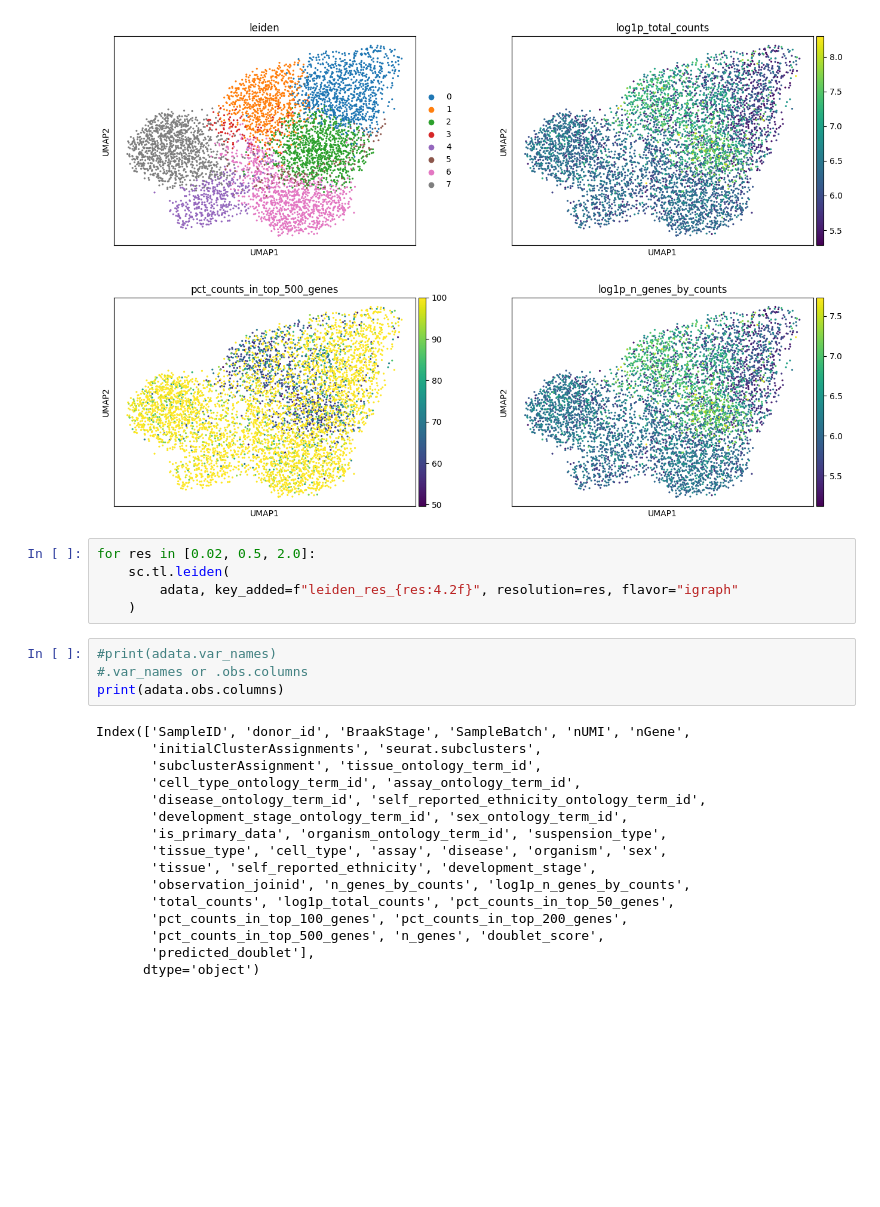
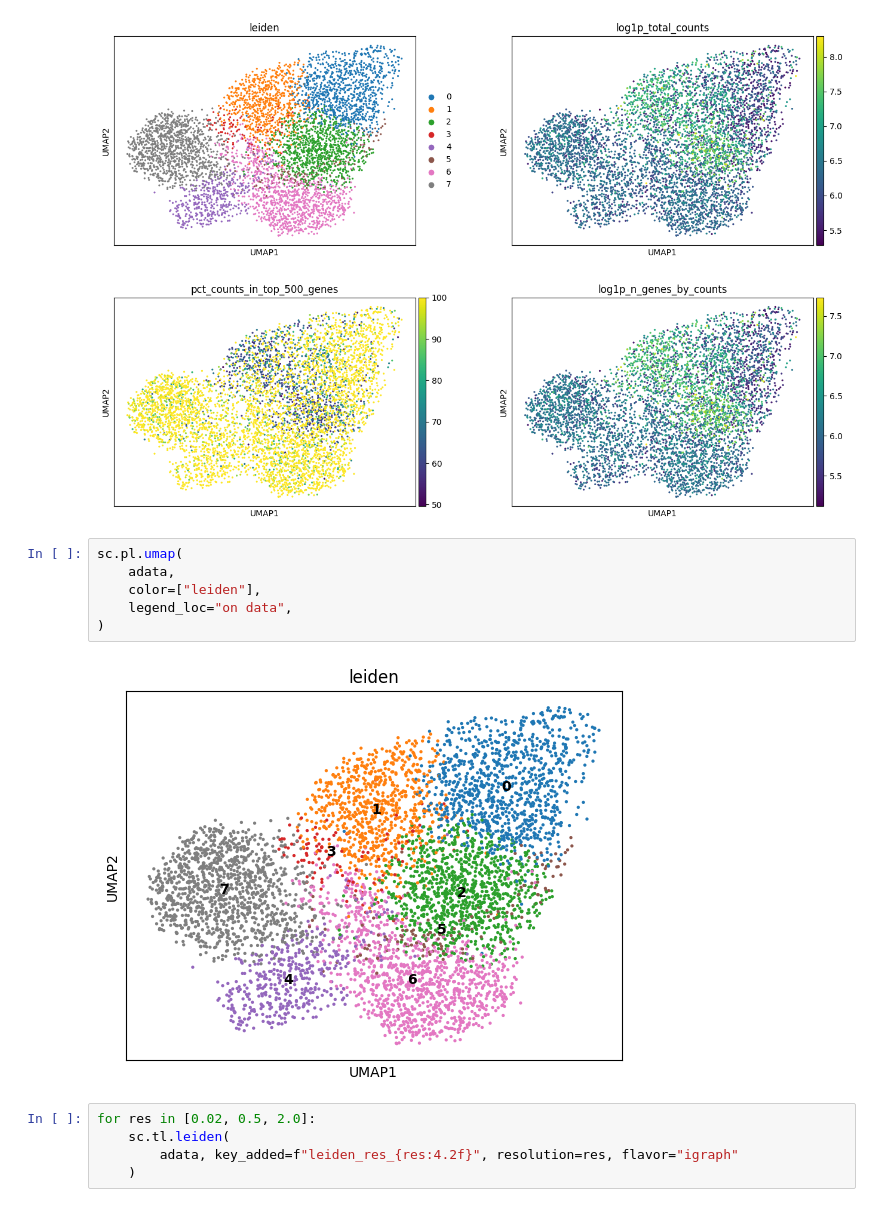
Before and after one commit to pizzaglitch/RNA-Sequencing, a Jupyter notebook: annData.ipynb, the cells around one changed output. Drawn from its saved outputs; the diff is of its cells as text; blank space fills up the shorter version.

```diff
--- a/annData.ipynb
+++ b/annData.ipynb
@@ -104,28 +85,16 @@ sc.pl.umap(
 )
 # %% [output]
 [figure]
+# %%
+sc.pl.umap(
+    adata,
+    color=["leiden"],
+    legend_loc="on data",
+)
+# %% [output]
+[figure, added]
 # %%
 for res in [0.02, 0.5, 2.0]:
     sc.tl.leiden(
         adata, key_added=f"leiden_res_{res:4.2f}", resolution=res, flavor="igraph"
     )
-# %%
-#print(adata.var_names)
-#.var_names or .obs.columns
-print(adata.obs.columns)
-# %% [output]
-Index(['SampleID', 'donor_id', 'BraakStage', 'SampleBatch', 'nUMI', 'nGene',
-       'initialClusterAssignments', 'seurat.subclusters',
-       'subclusterAssignment', 'tissue_ontology_term_id',
-       'cell_type_ontology_term_id', 'assay_ontology_term_id',
-       'disease_ontology_term_id', 'self_reported_ethnicity_ontology_term_id',
-       'development_stage_ontology_term_id', 'sex_ontology_term_id',
-       'is_primary_data', 'organism_ontology_term_id', 'suspension_type',
-       'tissue_type', 'cell_type', 'assay', 'disease', 'organism', 'sex',
-       'tissue', 'self_reported_ethnicity', 'development_stage',
-       'observation_joinid', 'n_genes_by_counts', 'log1p_n_genes_by_counts',
-       'total_counts', 'log1p_total_counts', 'pct_counts_in_top_50_genes',
-       'pct_counts_in_top_100_genes', 'pct_counts_in_top_200_genes',
-       'pct_counts_in_top_500_genes', 'n_genes', 'doublet_score',
-       'predicted_doublet'],
-      dtype='object')
```
Also changed, not shown: parts of 8 cells of this notebook.
